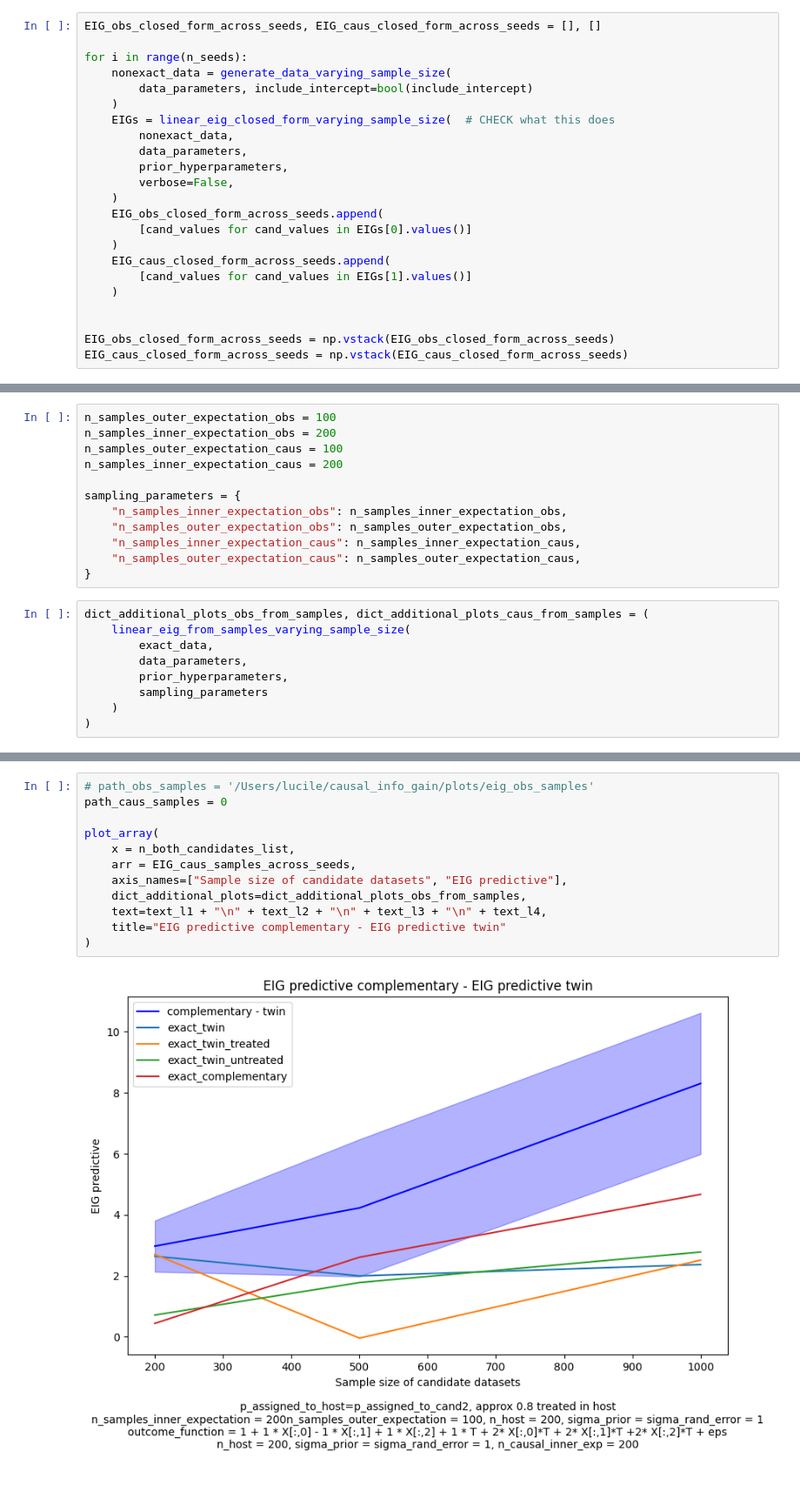
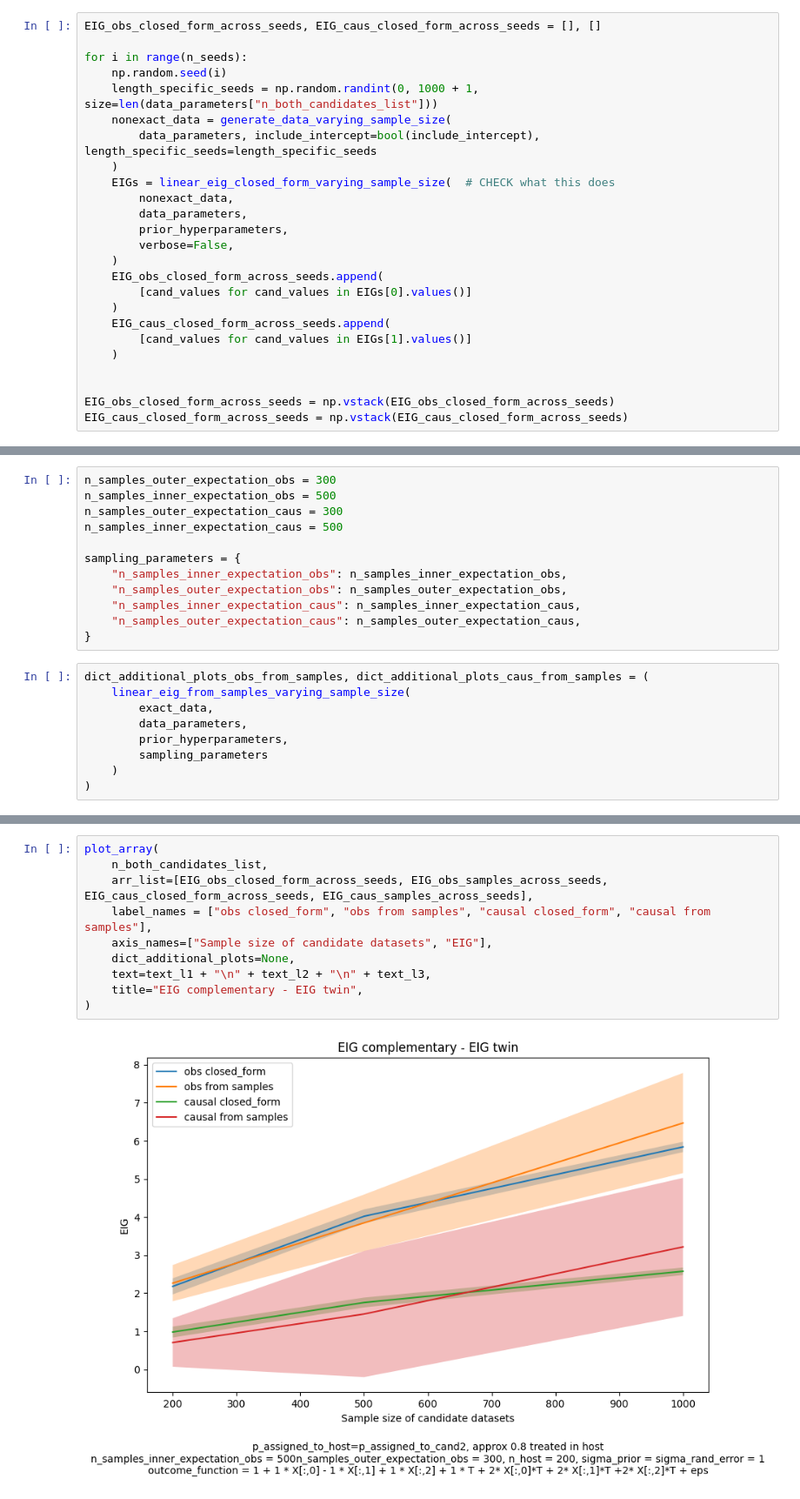
Before and after one commit to LucileTerminassian/causal_prospective_merge, a Jupyter notebook: notebooks/linear_synthetic.ipynb, the cells around one changed output, grey strips where cells are left out. Shown at 87% size. Drawn from its saved outputs; the diff is of its cells as text.

```diff
--- a/notebooks/linear_synthetic.ipynb
+++ b/notebooks/linear_synthetic.ipynb
@@ -188,8 +190,10 @@ For a sample size of 1000
 EIG_obs_closed_form_across_seeds, EIG_caus_closed_form_across_seeds = [], []
 
 for i in range(n_seeds):
+    np.random.seed(i)
+    length_specific_seeds = np.random.randint(0, 1000 + 1, size=len(data_parameters["n_both_candidates_list"]))
     nonexact_data = generate_data_varying_sample_size(
-        data_parameters, include_intercept=bool(include_intercept)
+        data_parameters, include_intercept=bool(include_intercept), length_specific_seeds=length_specific_seeds
     )
     EIGs = linear_eig_closed_form_varying_sample_size(  # CHECK what this does
         nonexact_data,
@@ -238,10 +254,10 @@ plot_array(
 # %% [markdown]
 ### 2. EIG from samples for varying sample sizes
 # %%
-n_samples_outer_expectation_obs = 100
-n_samples_inner_expectation_obs = 200
-n_samples_outer_expectation_caus = 100
-n_samples_inner_expectation_caus = 200
+n_samples_outer_expectation_obs = 300
+n_samples_inner_expectation_obs = 500
+n_samples_outer_expectation_caus = 300
+n_samples_inner_expectation_caus = 500
 
 sampling_parameters = {
     "n_samples_inner_expectation_obs": n_samples_inner_expectation_obs,
@@ -316,14 +344,12 @@ plot_array(
 # %%
-# path_obs_samples = '/Users/lucile/causal_info_gain/plots/eig_obs_samples'
-path_caus_samples = 0
-
 plot_array(
-    x = n_both_candidates_list,
-    arr = EIG_caus_samples_across_seeds,
-    axis_names=["Sample size of candidate datasets", "EIG predictive"],
-    dict_additional_plots=dict_additional_plots_obs_from_samples,
-    text=text_l1 + "\n" + text_l2 + "\n" + text_l3 + "\n" + text_l4,
-    title="EIG predictive complementary - EIG predictive twin"
+    n_both_candidates_list,
+    arr_list=[EIG_obs_closed_form_across_seeds, EIG_obs_samples_across_seeds, EIG_caus_closed_form_across_seeds, EIG_caus_samples_across_seeds],
+    label_names = ["obs closed_form", "obs from samples", "causal closed_form", "causal from samples"],
+    axis_names=["Sample size of candidate datasets", "EIG"],
+    dict_additional_plots=None,
+    text=text_l1 + "\n" + text_l2 + "\n" + text_l3,
+    title="EIG complementary - EIG twin",
 )
 # %% [output]
-[figure, old version]
+[figure, new version]
```
Also changed, not shown: parts of 12 cells of this notebook, 2 other files.
